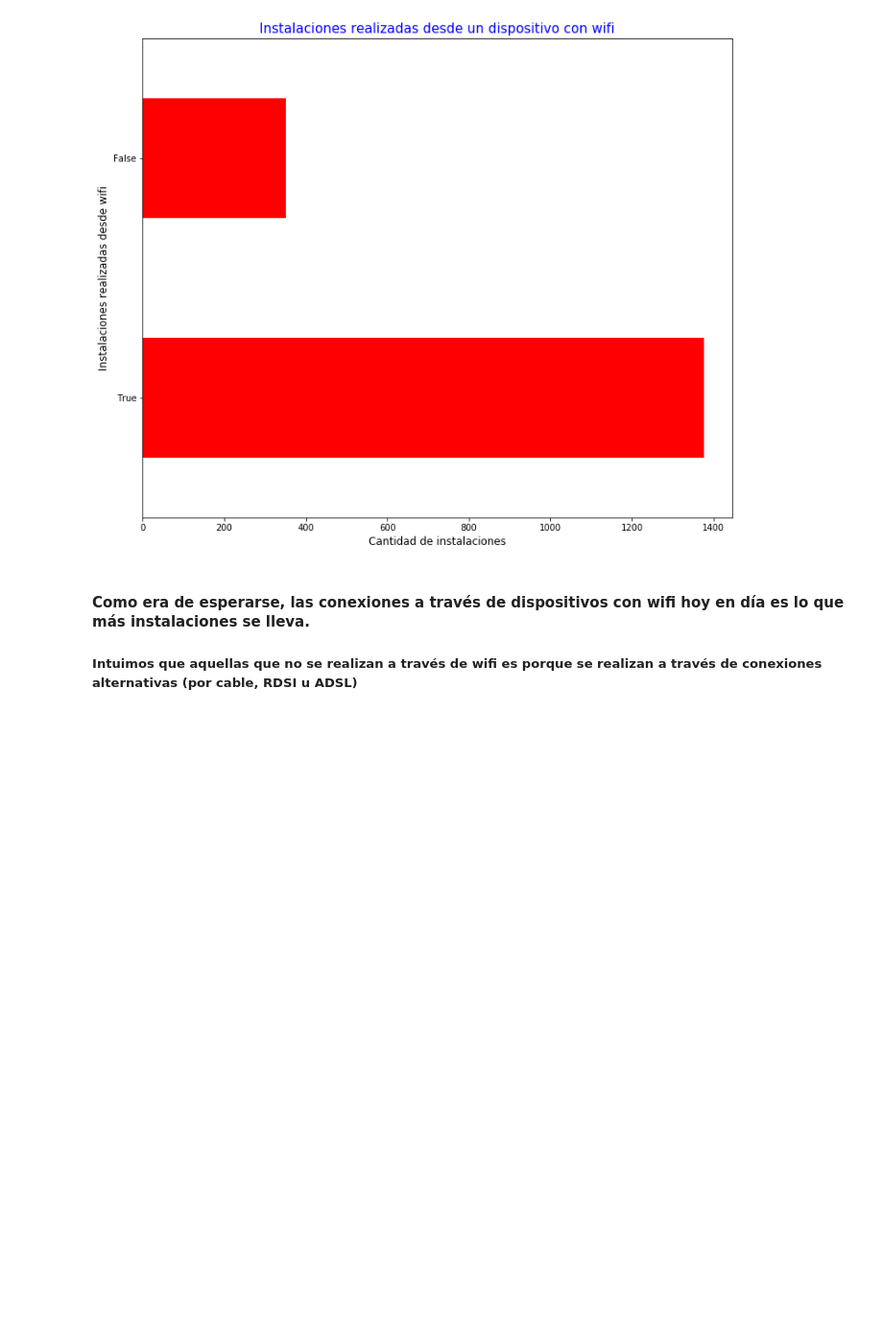
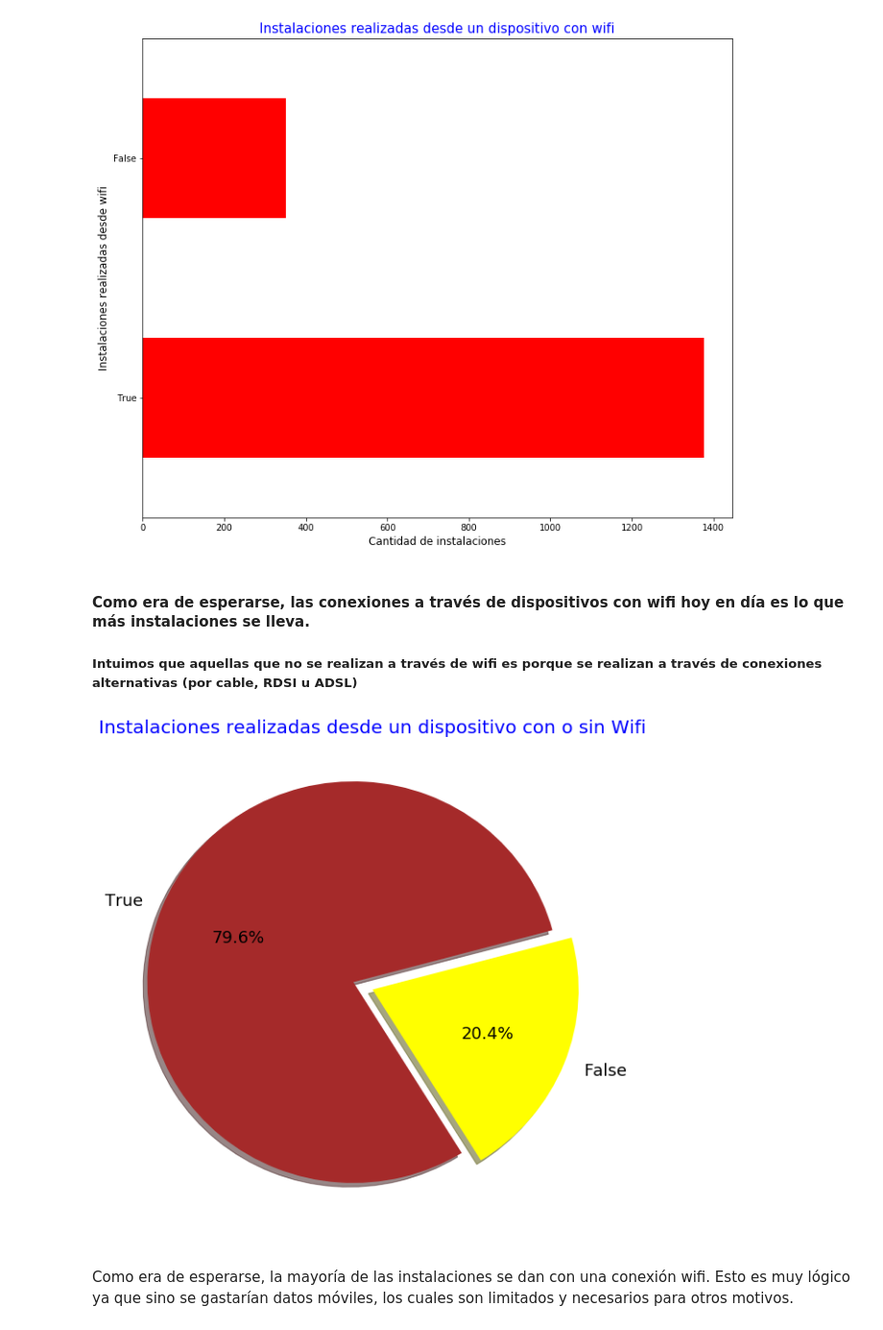
Before and after one commit to cruzpa95/Datos2019, a Jupyter notebook: Analisis de installs desde conexiones wifi.ipynb, the cells around one changed output. Shown: that part at 96% size. Cells and saved outputs as stored; diff of their text form; code cells hidden in the pictures; blank space fills up the shorter version.

```diff
--- a/Analisis de installs desde conexiones wifi.ipynb
+++ b/Analisis de installs desde conexiones wifi.ipynb
@@ -26,3 +26,13 @@ plt.show()
 # %% [markdown]
 #### Como era de esperarse, las conexiones a través de dispositivos con wifi hoy en día es lo que más instalaciones se lleva.
 ##### Intuimos que aquellas que no se realizan a través de wifi es porque se realizan a través de conexiones alternativas (por cable, RDSI u ADSL)
+# %%
+plot = plt.figure(figsize=(10, 10))
+nombres = ['True', 'False']
+plot = plt.title('Instalaciones realizadas desde un dispositivo con o sin Wifi', fontsize=20, color = 'blue')
+plot = plt.pie(installs['wifi'].value_counts(), labels=nombres, autopct='%1.1f%%', startangle=15, colors=['brown', 'yellow'], explode=(0.1, 0),shadow = True, textprops={'fontsize': 18})
+plt.show()
+# %% [output]
+[figure, added]
+# %% [markdown]
+Como era de esperarse, la mayoría de las instalaciones se dan con una conexión wifi. Esto es muy lógico ya que sino se gastarían datos móviles, los cuales son limitados y necesarios para otros motivos.
```
